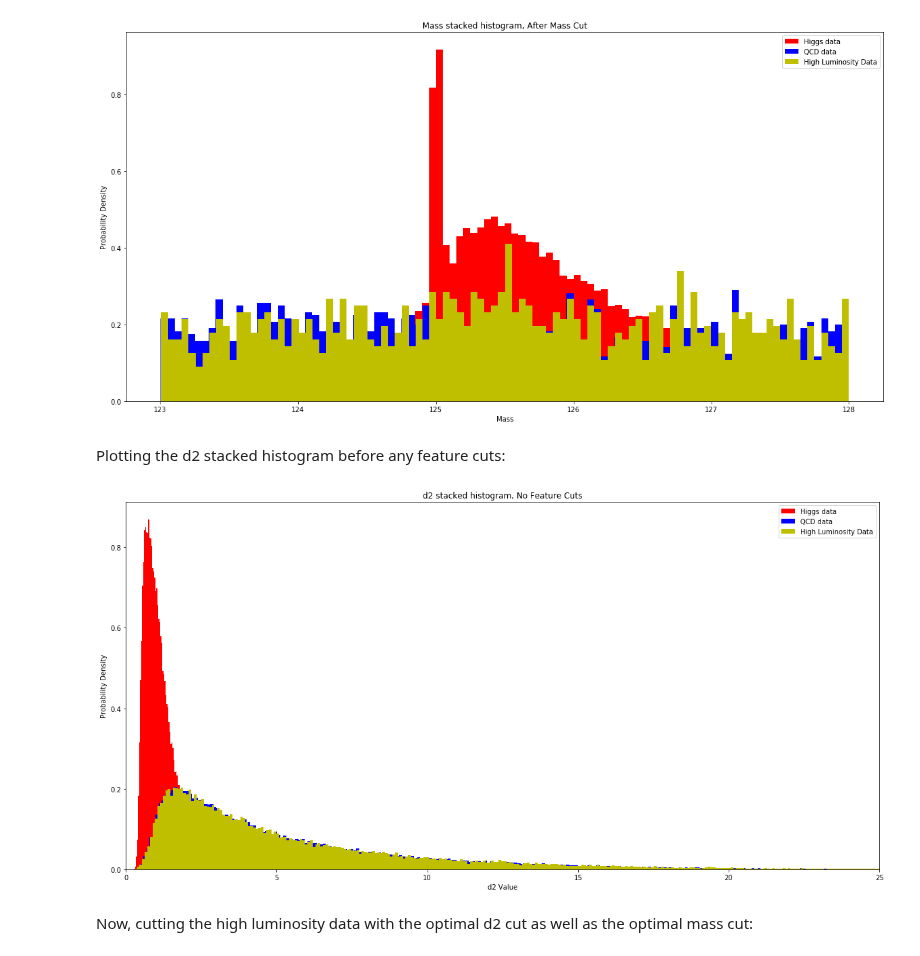
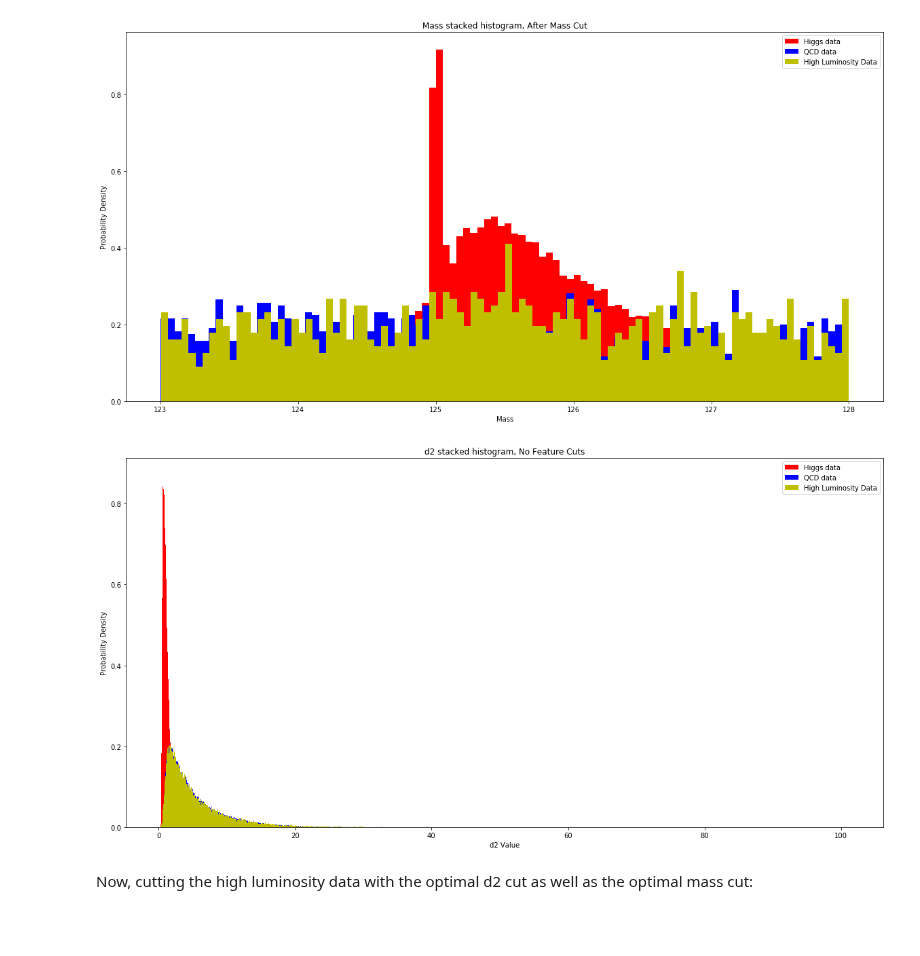
Before and after one commit to nroth12uw/Lab1_PHYS434, a Jupyter notebook: Lab7.ipynb, the cells around one changed output. Cells and saved outputs as stored; diff of their text form; code cells hidden in the pictures; blank space fills up the shorter version.

```diff
--- a/Lab7.ipynb
+++ b/Lab7.ipynb
@@ -372,22 +364,19 @@ plt.legend()
 plt.show()
 # %% [output]
 [figure]
-# %% [markdown]
-Plotting the d2 stacked histogram before any feature cuts:
 # %%
 high_lumi_d2 = np.array(high_lumi_data.get('d2'))
 # %%
 plt.hist(higgs_data['d2'], 1000, density=True, color='r', label='Higgs data')
 plt.hist(qcd_data['d2'], 1000, density=True, color='b', label='QCD data')
 plt.hist(high_lumi_d2, 1000, density=True, color='y', label='High Luminosity Data')
 plt.title('d2 stacked histogram, No Feature Cuts')
 plt.xlabel('d2 Value')
 plt.ylabel('Probability Density')
 plt.legend()
-plt.xlim(0, 25)
 plt.show()
 # %% [output]
-[figure, old version]
+[figure, new version]
 # %% [markdown]
 Now, cutting the high luminosity data with the optimal d2 cut as well as the optimal mass cut:
 # %%
```
Also changed, not shown: parts of 17 cells of this notebook.
